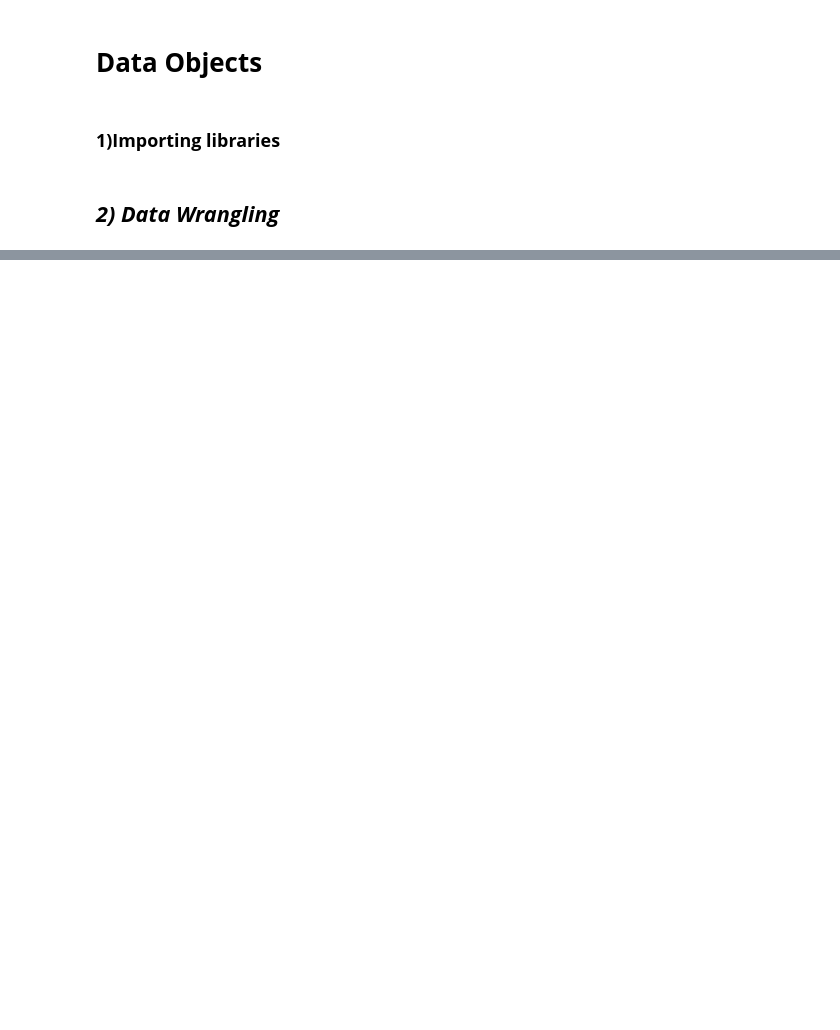
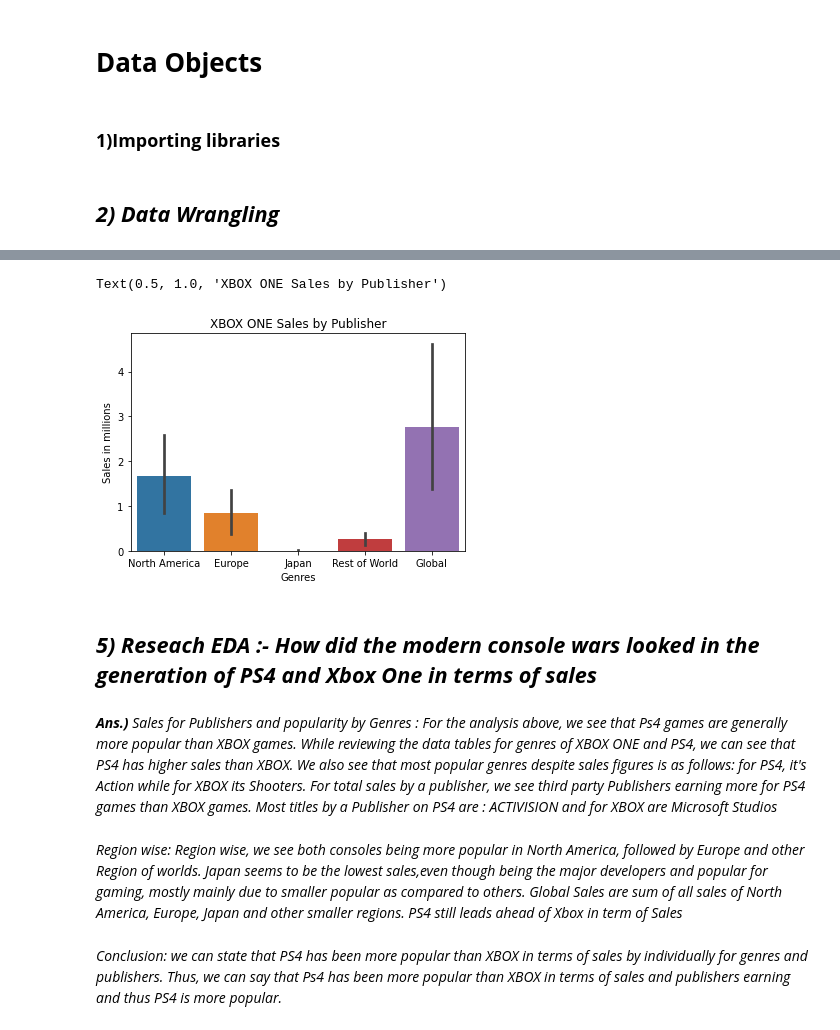
Before and after one commit to data301-2021-summer2/project-group12-project, a Jupyter notebook: analysis/dhairya/DhairyaDatasheets.ipynb, the cells around one changed output, grey strips where cells are left out. Drawn from its saved outputs; the diff is of its cells as text; code cells hidden in the pictures; blank space fills up the shorter version.

Commit message:
Analysis of Dhairya Completed

```diff
--- a/analysis/dhairya/DhairyaDatasheets.ipynb
+++ b/analysis/dhairya/DhairyaDatasheets.ipynb
@@ -52,0 +287,3 @@ data_XBOXONE
+# %%
+df_XBOX_Publisher =df_XBOX_Publisher[df_XBOX_Publisher.Global!= 0]
+df_XBOX_Publisher
@@ -52,0 +332,15 @@ data_XBOXONE
+# %%
+b = sns.barplot(data=df_XBOX_Publisher)
+b.set(xlabel="Genres", ylabel = "Sales in millions")
+plt.title("XBOX ONE Sales by Publisher")
+# %% [output]
+Text(0.5, 1.0, 'XBOX ONE Sales by Publisher')
+[figure, added]
+# %% [markdown]
+## ***5) Reseach EDA :- How did the modern  console wars looked in the generation of PS4 and Xbox One in terms of sales***
+# %% [markdown]
+***Ans.)** Sales for Publishers and popularity by Genres : For the analysis above, we see that Ps4 games are generally more popular than XBOX games. While reviewing the data tables for genres of XBOX ONE and PS4, we can see that PS4 has higher sales than XBOX. We also see that most popular genres despite sales figures is as follows: for PS4, it's Action while for XBOX its Shooters. For total sales by a publisher, we see third party Publishers earning more for PS4 games than XBOX games. Most titles by a Publisher on PS4 are : ACTIVISION and for XBOX are Microsoft Studios*
+# %% [markdown]
+*Region wise: Region wise, we see both consoles being more popular in North America, followed by Europe and other Region of worlds. Japan seems to be the lowest sales,even though being the major developers and popular for gaming, mostly mainly due to smaller popular as compared to others. Global Sales are sum of all sales of North America, Europe, Japan and other smaller regions. PS4 still leads ahead of Xbox in term of Sales*
+# %% [markdown]
+*Conclusion: we can state that PS4 has been more popular than XBOX in terms of sales by individually for genres and publishers. Thus, we can say that Ps4 has been more popular than XBOX in terms of sales and publishers earning and thus PS4 is more popular.*
```
Also changed, not shown: parts of 28 cells of this notebook, 2 other files.
